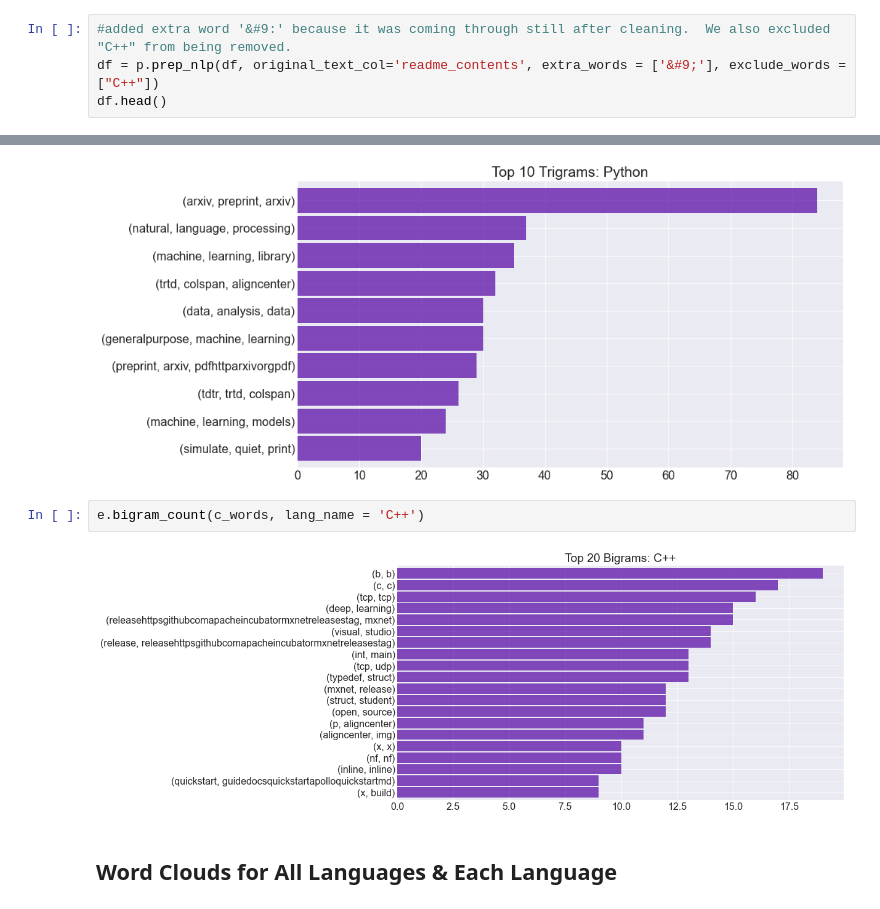
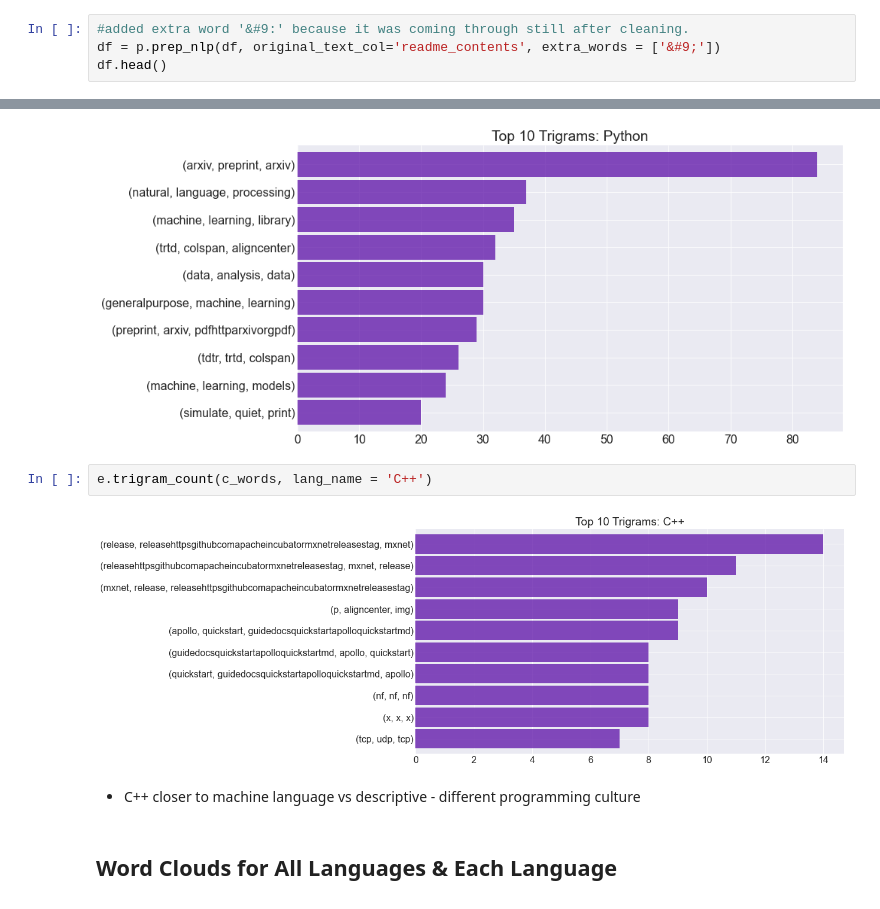
Before and after one commit to team-nlp-project/team-nlp-project, a Jupyter notebook: predicting_repository_language_final.ipynb, the cells around one changed output, grey strips where cells are left out. Cells and saved outputs as stored; diff of their text form.

```diff
--- a/predicting_repository_language_final.ipynb
+++ b/predicting_repository_language_final.ipynb
@@ -116,8 +126,8 @@ During this stage we will use the a function from our prepare.py file.  This fun
 
 To see how this process was completed, please reference the prepare.py file in our repository.
 # %%
-#added extra word '&#9:' because it was coming through still after cleaning.  We also excluded "C++" from being removed.
-df = p.prep_nlp(df, original_text_col='readme_contents', extra_words = ['&#9;'], exclude_words = ["C++"])
+#added extra word '&#9:' because it was coming through still after cleaning.
+df = p.prep_nlp(df, original_text_col='readme_contents', extra_words = ['&#9;'])
 df.head()
 # %% [output]
 |  | repo | language | readme_contents | clean | stemmed | lemmatized |
@@ -278,9 +345,11 @@ e.trigram_count(py_words, lang_name = 'Python')
 # %% [output]
 [figure]
 # %%
-e.bigram_count(c_words, lang_name = 'C++')
+e.trigram_count(c_words, lang_name = 'C++')
 # %% [output]
-[figure, old version]
+[figure, new version]
+# %% [markdown]
+- C++ closer to machine language vs descriptive - different programming culture
 # %% [markdown]
 ## Word Clouds for All Languages & Each Language
 # %% [markdown]
```
Also changed, not shown: parts of 12 cells of this notebook.
